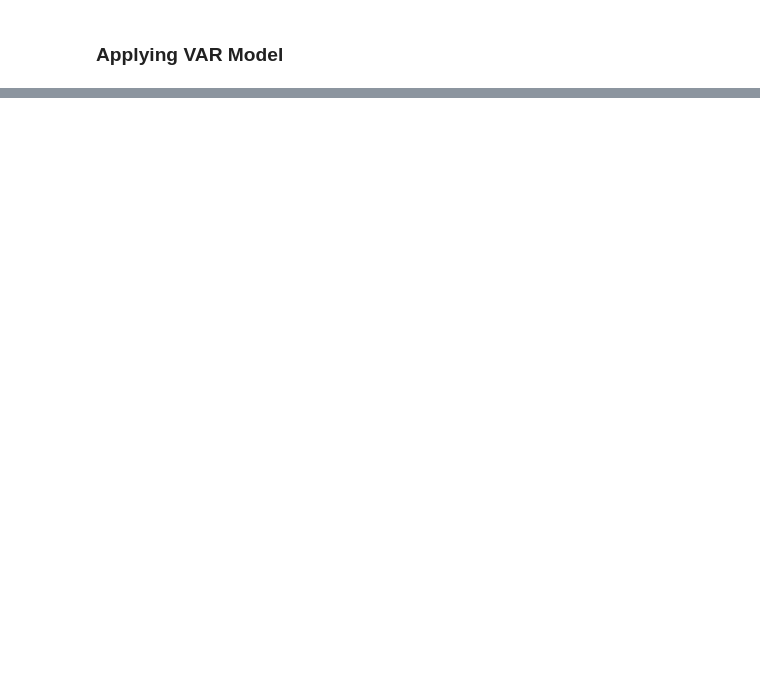
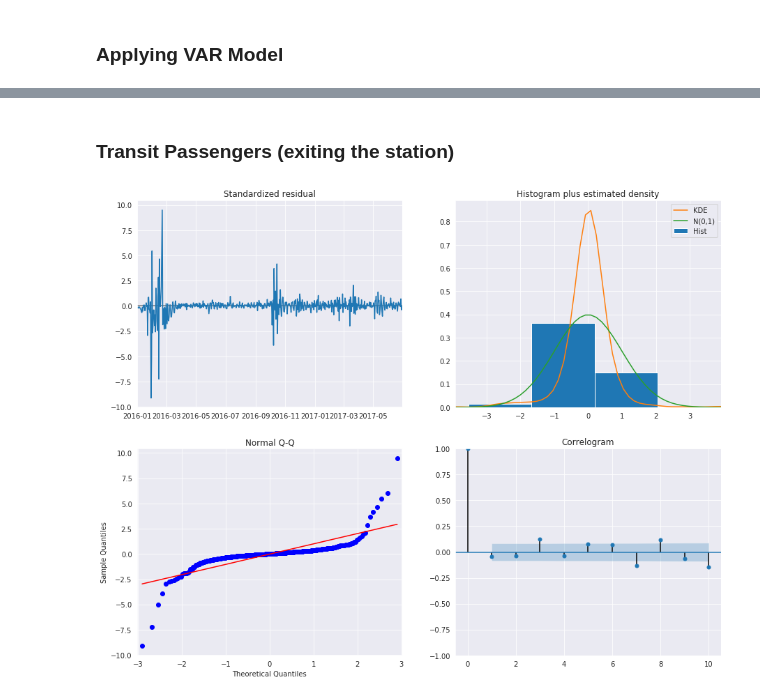
Before and after one commit to sirisurab/transpred, a Jupyter notebook: src/EDA.ipynb, the cells around one changed output, grey strips where cells are left out. Drawn from its saved outputs; the diff is of its cells as text; code cells hidden in the pictures; blank space fills up the shorter version.

```diff
--- a/src/EDA.ipynb
+++ b/src/EDA.ipynb
@@ -785,2 +833,7 @@ ModuleNotFoundError: No module named 'sklearn'
 # %% [markdown]
 ### Applying VAR Model
+# %%
+def make_var_plots(var_result, index=0):
+    #fig, ax = plt.subplots(figsize=(15,12))
+    var_result.plot_diagnostics(variable=index, figsize=(15,12))
+    return
@@ -786,0 +844,20 @@ ModuleNotFoundError: No module named 'sklearn'
+# %%
+from numpy import zeros
+p_max = 5
+q_max =5
+aic = DataFrame(zeros((p_max,q_max), dtype=float))
+bic = DataFrame(zeros((p_max,q_max), dtype=float))
+for p in range(1,p_max+1):
+    for q in range(1,q_max+1):
+        var_model = VARMAX(train_y, train_x, order=(p,q), trend='c')
+        var_model_result = var_model.fit(maxiter=1000, disp=False)
+        #print('order = {:d},{:d}'.format(p,q))
+        aic.iloc[p-1,q-1] = var_model_result.aic
+        bic.iloc[p-1,q-1] = var_model_result.bic
+        #print('aic = ',var_model_result.aic)
+        #print('bic = ',var_model_result.bic)
+        #print('hqic = ',var_model_result.hqic)
+# %%
+q = aic.min().idxmin()
+p = aic.idxmin()[q]
+print('optimum order = {:d},{:d}'.format(p,q))
@@ -786,0 +866,4 @@ ModuleNotFoundError: No module named 'sklearn'
+# %%
+var_model = VARMAX(train_y, train_x, order=(p,q), trend='c')
+var_model_result = var_model.fit(maxiter=1000, disp=False)
+print(var_model_result.summary())
@@ -786,0 +888,6 @@ ModuleNotFoundError: No module named 'sklearn'
+# %% [markdown]
+### Transit Passengers (exiting the station)
+# %%
+make_var_plots(var_model_result, index=0)
+# %% [output]
+[figure, added]
```
Also changed, not shown: parts of 24 cells of this notebook.
